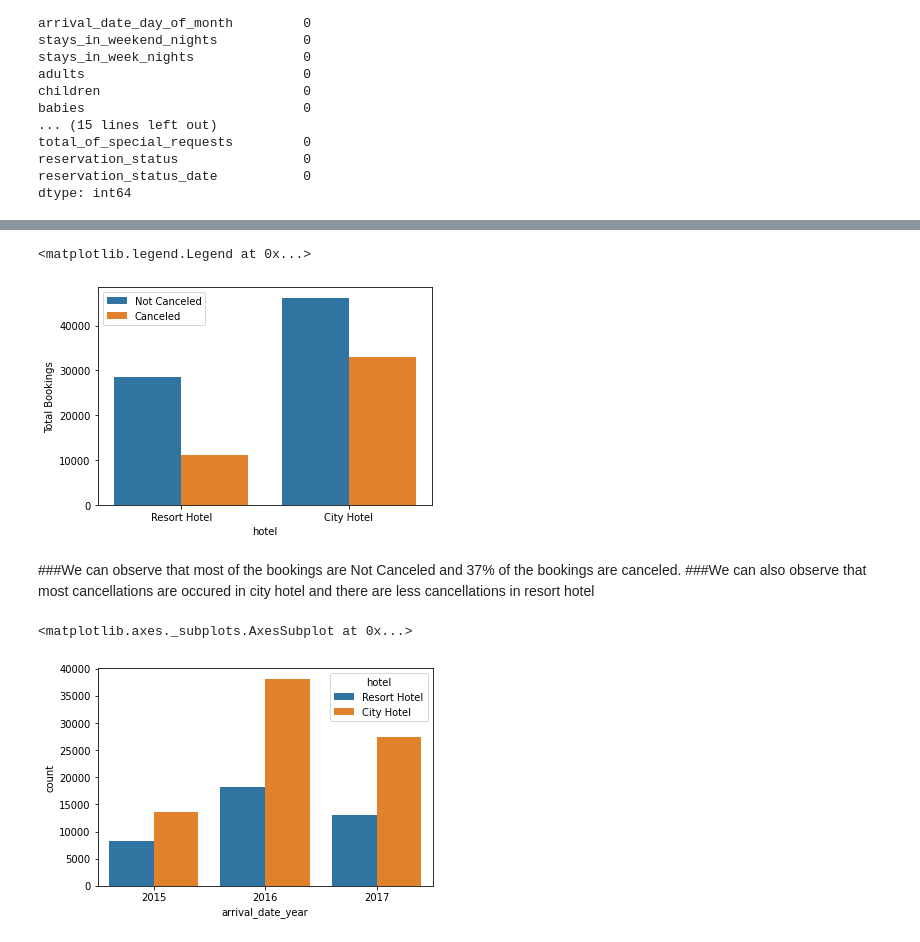
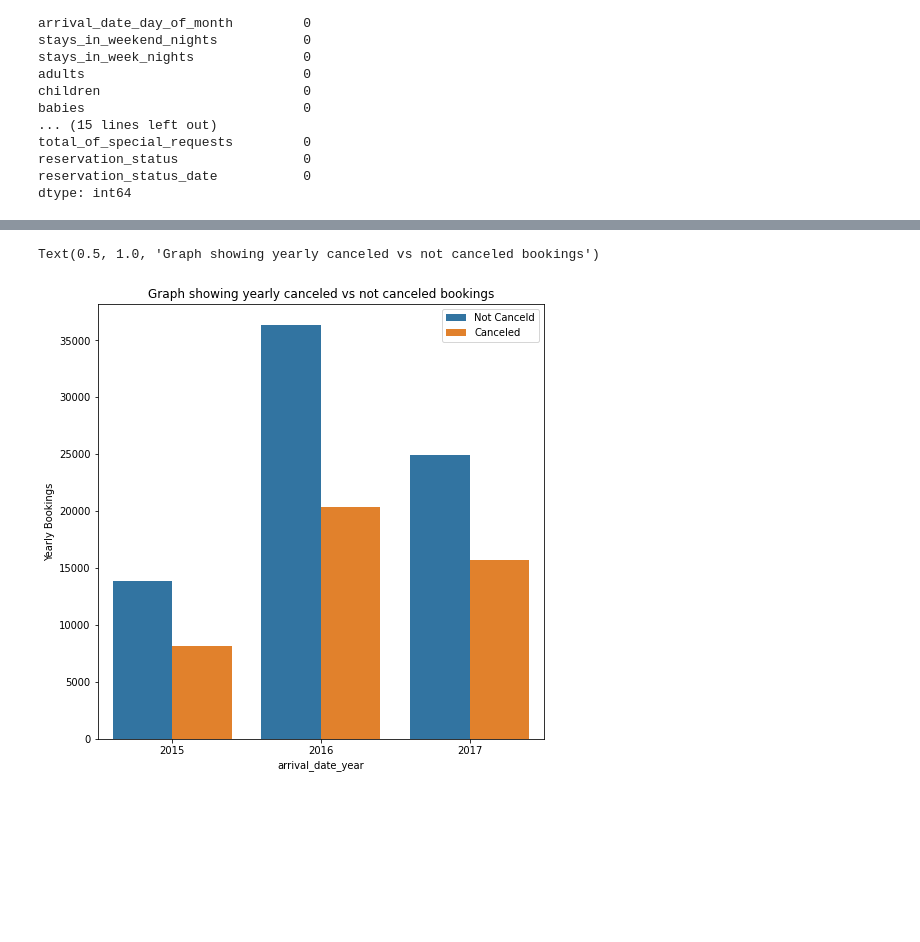
Before and after one commit to yashyakumar/Hotel_Booking_Analysis, a Jupyter notebook: Copy_of_Hotel_Booking_Analysis_Capstone_Project.ipynb, the cells around one changed output, grey strips where cells are left out. Saved outputs shown, nothing was run; the diff lists cells and outputs as text; code cells hidden in the pictures; blank space fills up the shorter version.

```diff
--- a/Copy_of_Hotel_Booking_Analysis_Capstone_Project.ipynb
+++ b/Copy_of_Hotel_Booking_Analysis_Capstone_Project.ipynb
@@ -211,3 +211,12 @@ total_of_special_requests         0
 reservation_status                0
 reservation_status_date           0
 dtype: int64
+# %%
+plt.rcParams['figure.figsize']=8,8                  #setting size of the plot
+labels=df['hotel'].value_counts().index.to_list()   # changing index tolist for better usability and making them as labels for pie chart
+sizes=df['hotel'].value_counts().to_list()          # changing values to list and making  them as sizes for pie chart
+explode=(0.05,0)
+plt.pie(sizes,labels=labels,autopct='%1.1f%%',      # autopct used to display percentages values of our data
+        explode=explode,startangle=90,              # explode used to make the wedges of pie chart to be separated from the rest of wedges
+        textprops={'fontsize':14})
+plt.title('Market share of hotels')                 # used to set the title of the graph
@@ -240,15 +261,8 @@ plt.pie(sizes,labels=labels,autopct='%1.1f%%',startangle=70,explode=(0,0.05))
 # %%
-sns.countplot(x='hotel',data=df,hue='is_canceled')
-plt.ylabel('Total Bookings')
-plt.legend(['Not Canceled','Canceled'])
+sns.countplot(x='arrival_date_year',data=df,hue='is_canceled')
+plt.ylabel('Yearly Bookings')
+plt.legend(['Not Canceld','Canceled'])
+plt.title('Graph showing yearly canceled vs not canceled bookings')
 # %% [output]
-<matplotlib.legend.Legend at 0x...>
+Text(0.5, 1.0, 'Graph showing yearly canceled vs not canceled bookings')
-[figure, old version]
+[figure, new version]
-# %% [markdown]
-###We can observe that most of the bookings are Not Canceled and 37% of the bookings are canceled.
-###We can also observe that most cancellations are occured in city hotel and there are less cancellations in resort hotel
-# %%
-sns.countplot(x='arrival_date_year', data=df,hue='hotel')
-# %% [output]
-<matplotlib.axes._subplots.AxesSubplot at 0x...>
-[figure, removed]
```
Also changed, not shown: parts of 85 cells of this notebook.
